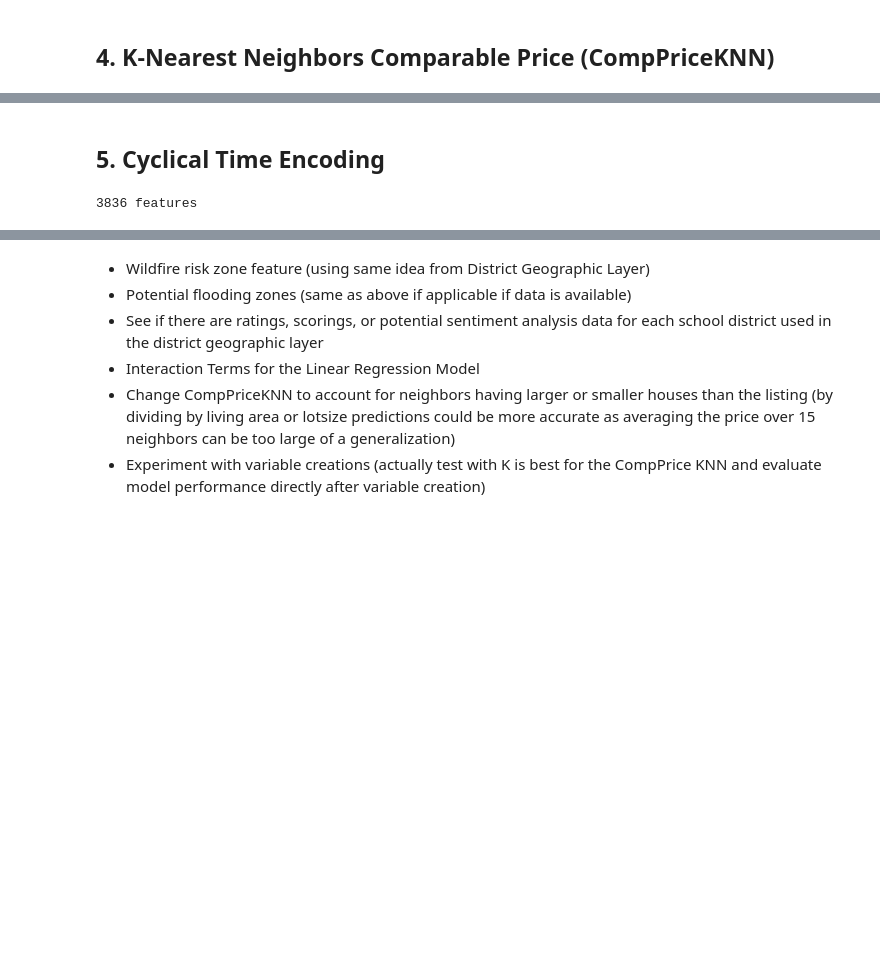
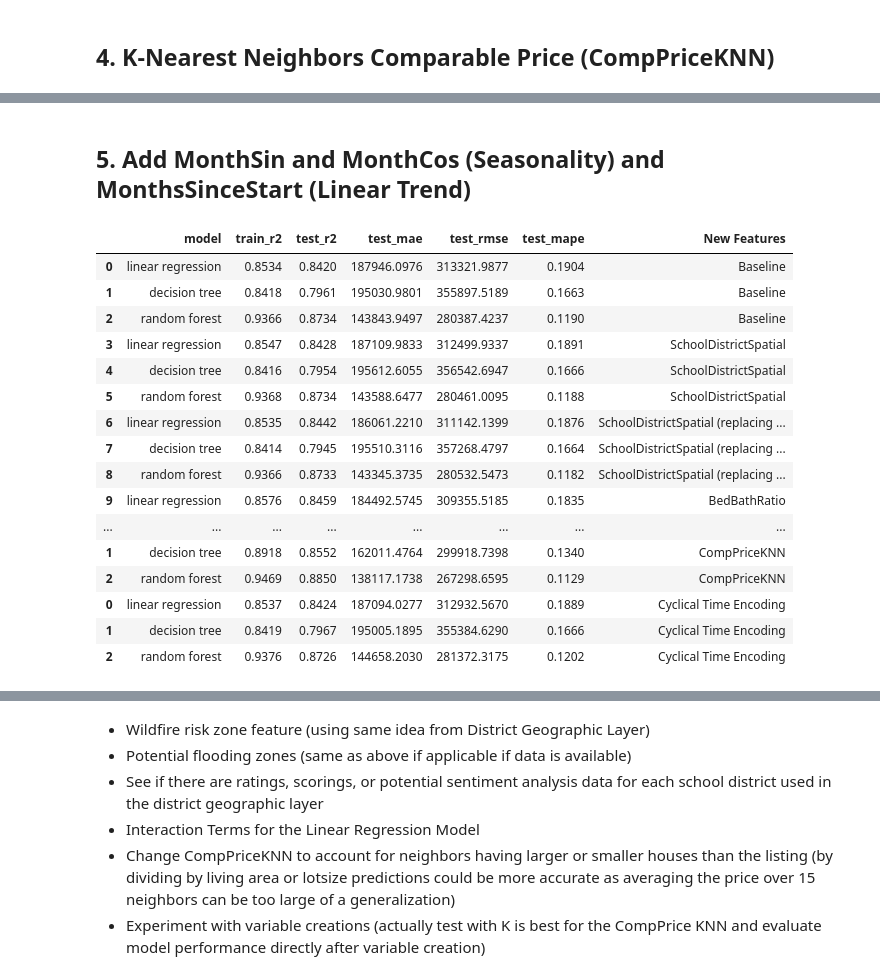
Before and after one commit to Zahi-Rahman/IDX-Exchange-DS-Project, a Jupyter notebook: notebooks/05_feature_engineering.ipynb, the cells around one changed output, grey strips where cells are left out. Saved outputs shown, nothing was run; the diff lists cells and outputs as text; code cells hidden in the pictures; blank space fills up the shorter version.

```diff
--- a/notebooks/05_feature_engineering.ipynb
+++ b/notebooks/05_feature_engineering.ipynb
@@ -157,0 +276,5 @@ Adding the School District Layer, Bed-Bath Ratio, and Age features increased all
+# %%
+# reset train_df and test_df after engineering the features above
+train_df, test_df = training_set.copy(), testing_set.copy()
+train_df = merge_raw_lookup(train_df)
+test_df = merge_raw_lookup(test_df)
@@ -180,8 +381,13 @@ test_df["CompPriceKNN"] = train_prices[test_neighbor_idx].mean(axis=1)
 # %% [markdown]
-## 5. Cyclical Time Encoding
+## 5. Add MonthSin and MonthCos (Seasonality) and MonthsSinceStart (Linear Trend)
 # %%
 # Using Fourier Terms:
-# lets the model recognize December and January as adjacent rather than maximally distant (like 1 - 12 would be).
+# Cyclical time encoding lets the model recognize December and January as adjacent rather than maximally distant (like 1 - 12 would be).
+
+# reset train_df and test_df after engineering the features above
+train_df, test_df = training_set.copy(), testing_set.copy()
+train_df = merge_raw_lookup(train_df)
+test_df = merge_raw_lookup(test_df)
 
 close_month_period = pd.PeriodIndex(train_df["CloseMonth"], freq="M")
 test_month_period = pd.PeriodIndex(test_df["CloseMonth"], freq="M")
@@ -197,24 +403,29 @@ train_df["MonthCos"] = np.cos(2 * np.pi * close_month_period.month / 12)
 test_df["MonthSin"] = np.sin(2 * np.pi * test_month_period.month / 12)
 test_df["MonthCos"] = np.cos(2 * np.pi * test_month_period.month / 12)
 # %%
-NON_FEATURE_COLS = ["ListingKey", "CloseDate", "BedroomsTotal_raw", "BathroomsTotalInteger_raw", "YearBuilt_raw"]
-CATEGORICAL_COLS = ["City", "PostalCode", "MLSAreaMajor", "HighSchoolDistrict", "SchoolDistrictSpatial", "Levels"]
+CATEGORICAL_COLS = ["City", "PostalCode", "MLSAreaMajor", "HighSchoolDistrict", "Levels"]
 CATEGORICAL_COLS = [c for c in CATEGORICAL_COLS if c in train_df.columns]
 
-encoder = OneHotEncoder(handle_unknown="ignore", sparse_output=True)
-encoder.fit(train_df[CATEGORICAL_COLS])
+X_train, y_train, feature_names = build_X_y(train_df,NON_FEATURE_COLS,CATEGORICAL_COLS)
+X_test, y_test, _ = build_X_y(test_df,NON_FEATURE_COLS,CATEGORICAL_COLS)
 
-def build_X_y(frame):
-    numeric_part = frame.drop(columns=[c for c in [TARGET] + NON_FEATURE_COLS + CATEGORICAL_COLS if c in frame.columns])
-    numeric_part = numeric_part.select_dtypes(include=[np.number])
-    encoded = encoder.transform(frame[CATEGORICAL_COLS])
-    X = hstack([csr_matrix(numeric_part.values), encoded]).tocsr()
-    y = frame[TARGET].values
-    feature_names = list(numeric_part.columns) + list(encoder.get_feature_names_out(CATEGORICAL_COLS))
-    return X, y, feature_names
-
-X_train, y_train, feature_names = build_X_y(train_df)
-X_test, y_test, _ = build_X_y(test_df)
-print(f"{X_train.shape[1]} features")
+comparison_df = pd.concat([comparison_df,evaluate_models(X_train, y_train, X_test, y_test, "Cyclical Time Encoding")])
+comparison_df
 # %% [output]
-3836 features
+|  | model | train_r2 | test_r2 | test_mae | test_rmse | test_mape | New Features |
+| 0 | linear regression | 0.8534 | 0.8420 | 187946.0976 | 313321.9877 | 0.1904 | Baseline |
+| 1 | decision tree | 0.8418 | 0.7961 | 195030.9801 | 355897.5189 | 0.1663 | Baseline |
+| 2 | random forest | 0.9366 | 0.8734 | 143843.9497 | 280387.4237 | 0.1190 | Baseline |
+| 3 | linear regression | 0.8547 | 0.8428 | 187109.9833 | 312499.9337 | 0.1891 | SchoolDistrictSpatial |
+| 4 | decision tree | 0.8416 | 0.7954 | 195612.6055 | 356542.6947 | 0.1666 | SchoolDistrictSpatial |
+| 5 | random forest | 0.9368 | 0.8734 | 143588.6477 | 280461.0095 | 0.1188 | SchoolDistrictSpatial |
+| 6 | linear regression | 0.8535 | 0.8442 | 186061.2210 | 311142.1399 | 0.1876 | SchoolDistrictSpatial (replacing ... |
+| 7 | decision tree | 0.8414 | 0.7945 | 195510.3116 | 357268.4797 | 0.1664 | SchoolDistrictSpatial (replacing ... |
+| 8 | random forest | 0.9366 | 0.8733 | 143345.3735 | 280532.5473 | 0.1182 | SchoolDistrictSpatial (replacing ... |
+| 9 | linear regression | 0.8576 | 0.8459 | 184492.5745 | 309355.5185 | 0.1835 | BedBathRatio |
+| ... | ... | ... | ... | ... | ... | ... | ... |
+| 1 | decision tree | 0.8918 | 0.8552 | 162011.4764 | 299918.7398 | 0.1340 | CompPriceKNN |
+| 2 | random forest | 0.9469 | 0.8850 | 138117.1738 | 267298.6595 | 0.1129 | CompPriceKNN |
+| 0 | linear regression | 0.8537 | 0.8424 | 187094.0277 | 312932.5670 | 0.1889 | Cyclical Time Encoding |
+| 1 | decision tree | 0.8419 | 0.7967 | 195005.1895 | 355384.6290 | 0.1666 | Cyclical Time Encoding |
+| 2 | random forest | 0.9376 | 0.8726 | 144658.2030 | 281372.3175 | 0.1202 | Cyclical Time Encoding |
```
Also changed, not shown: parts of 46 cells of this notebook.
